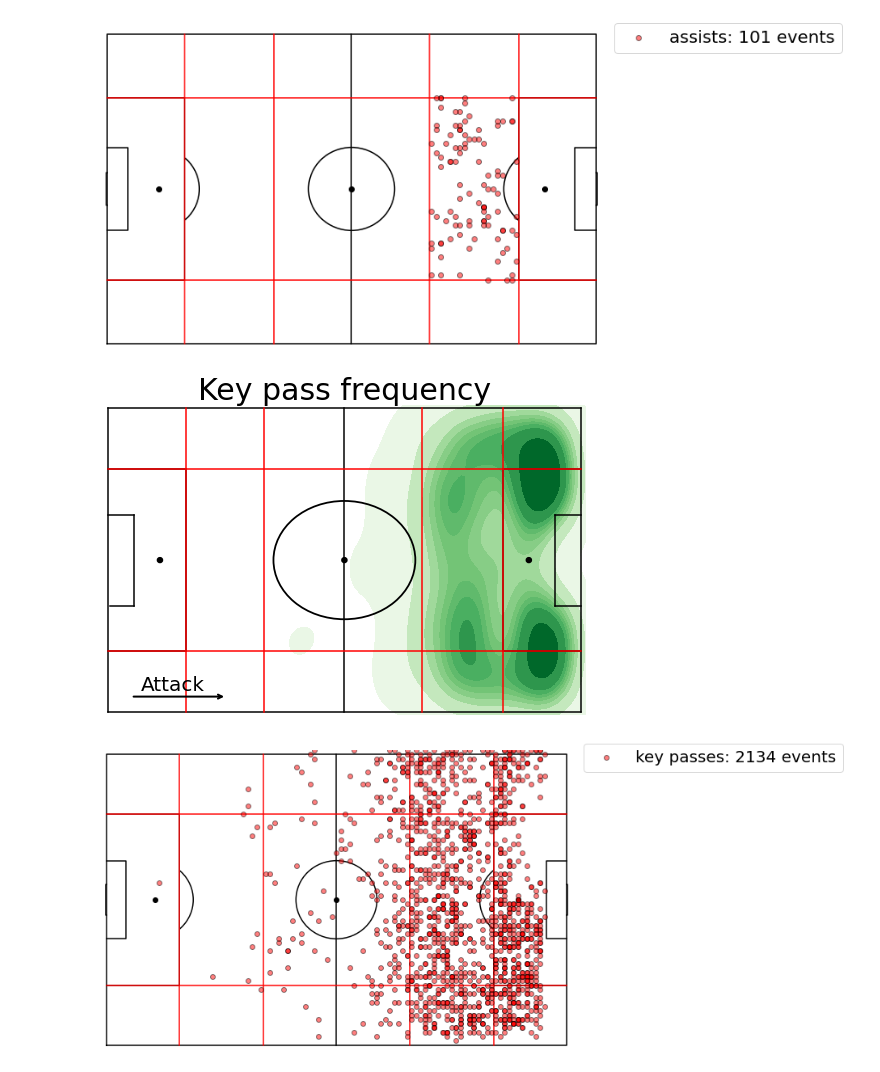
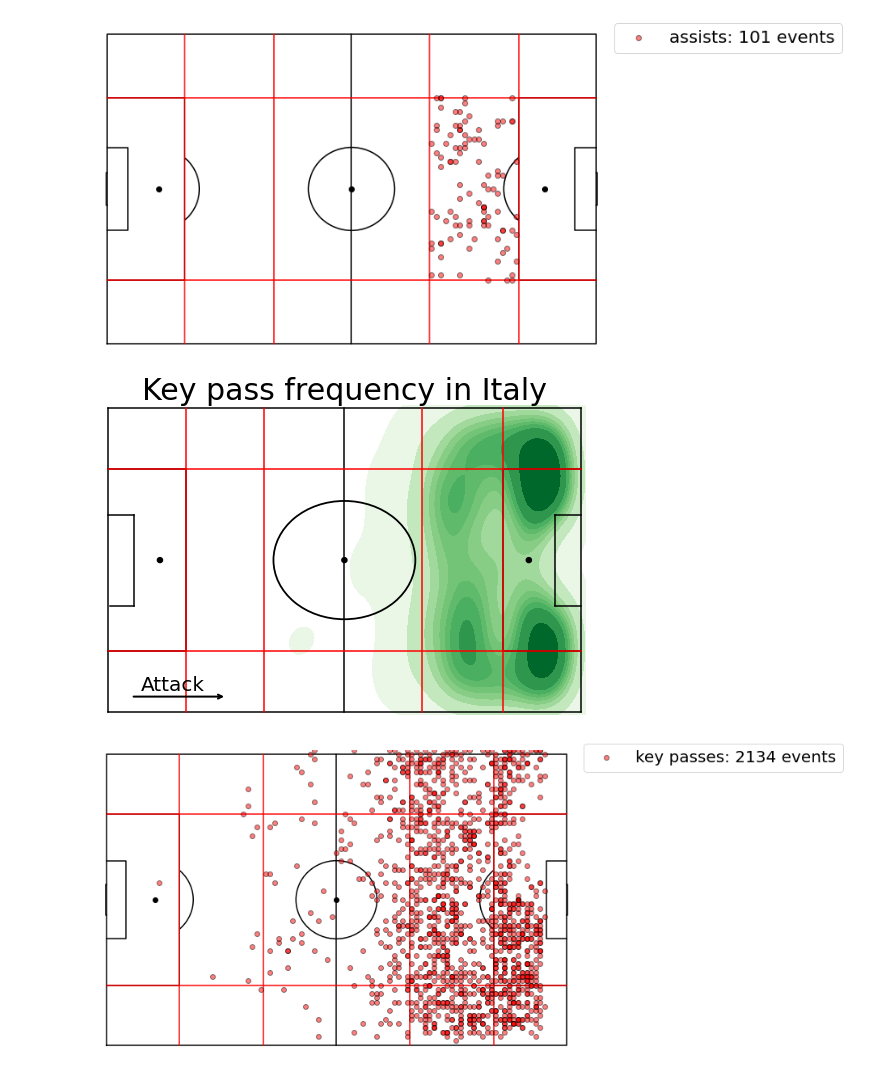
Before and after one commit to PasqualeGorrasi/Football-data, a Jupyter notebook: football pitch zone.ipynb, the cells around one changed output. Drawn from its saved outputs; the diff is of its cells as text; code cells hidden in the pictures.

```diff
--- a/football pitch zone.ipynb
+++ b/football pitch zone.ipynb
@@ -29,4 +29,5 @@ Downloading competitions data
 Downloading events data
 Download completed
 # %%
-match_id2match, match_id2events, player_id2player, competition_id2competition, team_id2team = load_public_dataset()
+#specifica country, base è italy
+match_id2match, match_id2events, player_id2player, competition_id2competition, team_id2team = load_public_dataset(data_folder=data_folder, tournament = country)
@@ -222,0 +166,3 @@ keypass_df
+# %%
+keypass_italy = isolate_event('Italy', 'keypass')
+keypass_italy
@@ -368,16 +337,16 @@ plt.show()
 # %%
 #KEYPASS
 fig, ax = pitch_grid()
-sns.kdeplot(keypass_df['x_start'], keypass_df['y_start'], cmap = 'Greens', shade = True)
+sns.kdeplot(keypass_italy['x_start'], keypass_italy['y_start'], cmap = 'Greens', shade = True)
 
-plt.title('Key pass frequency', fontsize = 30)
+plt.title('Key pass frequency in Italy', fontsize = 30)
 plt.xlim(-1,101)
 plt.ylim(-1,101)
 plt.axis('off')
 fig.tight_layout()
 plt.show()
 # %% [output]
-[figure, old version]
+[figure, new version]
 # %%
 df_team_1 = keypass_df
 
```
Also changed, not shown: parts of 21 cells of this notebook, 1 other file.
